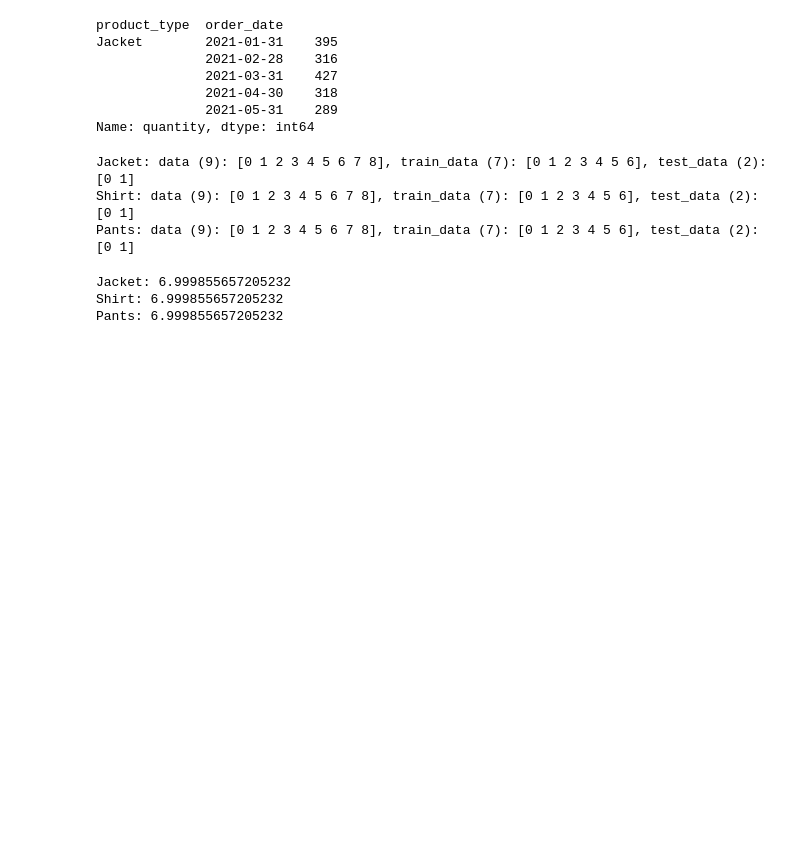
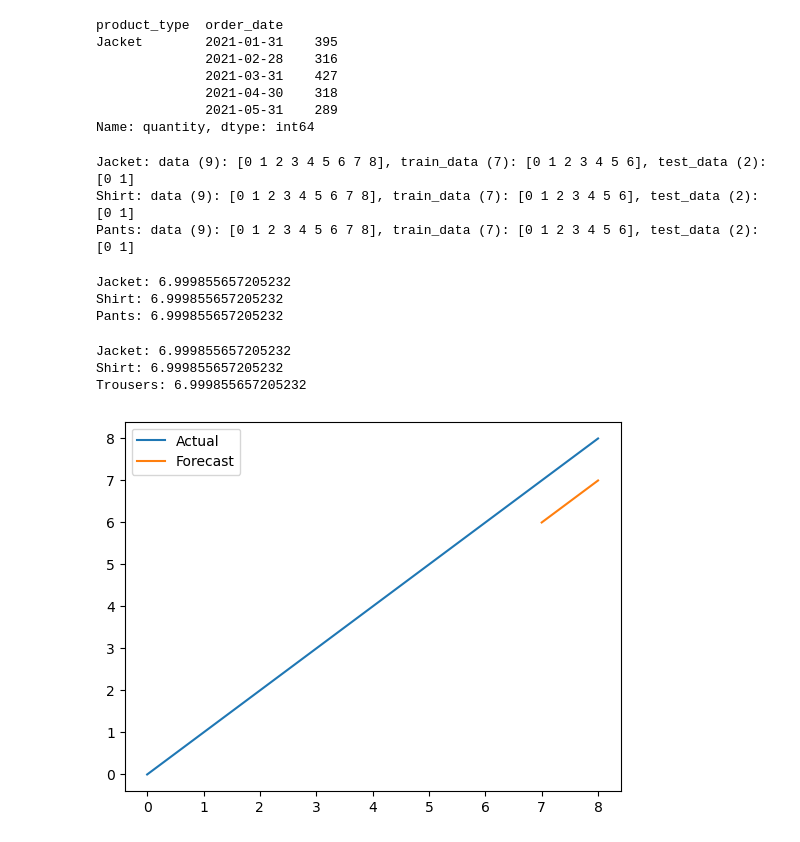
Before and after one commit to azeledon/Final_Project_Group2, a Jupyter notebook: Python/sales_forecasting_model.ipynb, the cells around one changed output. Cells and saved outputs as stored; diff of their text form; code cells hidden in the pictures; blank space fills up the shorter version.

Commit message:
Update forecast

```diff
--- a/Python/sales_forecasting_model.ipynb
+++ b/Python/sales_forecasting_model.ipynb
@@ -120,3 +120,33 @@ for name in products.keys():
 Jacket: 6.999855657205232
 Shirt: 6.999855657205232
 Pants: 6.999855657205232
+# %%
+# set the train_data and test_data arrays as values in each product dictionary
+for name in products.keys():
+    train_data, test_data = data[:train_size], data[train_size:]
+    products[name]["train_data"] = train_data
+    products[name]["test_data"] = test_data
+
+    # fit an ARIMA model to the training data and forecast the next month's sales
+    model = ARIMA(train_data, order=(1, 1, 1))
+    model_fit = model.fit()
+    forecast = model_fit.forecast()[0]
+    products[name]["forecast"] = forecast
+
+    # print the forecast for the next month
+    print(f"{name}: {forecast}")
+# %% [output]
+Jacket: 6.999855657205232
+Shirt: 6.999855657205232
+Trousers: 6.999855657205232
+# %%
+# get the forecast values for the "Jacket" product
+jacket_forecast = products["Jacket"]["forecast"]
+
+# plot the actual and forecast values
+plt.plot(data, label="Actual")
+plt.plot([train_size, train_size+1], [train_data[-1], jacket_forecast], label="Forecast")
+plt.legend()
+plt.show()
+# %% [output]
+[figure, added]
```
Also changed, not shown: parts of 4 cells of this notebook.
